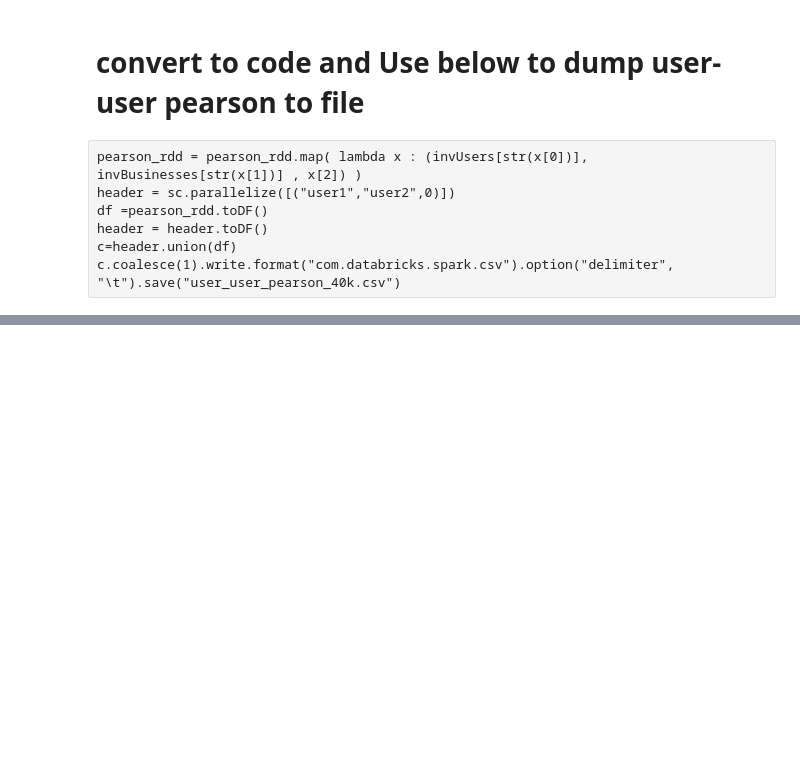
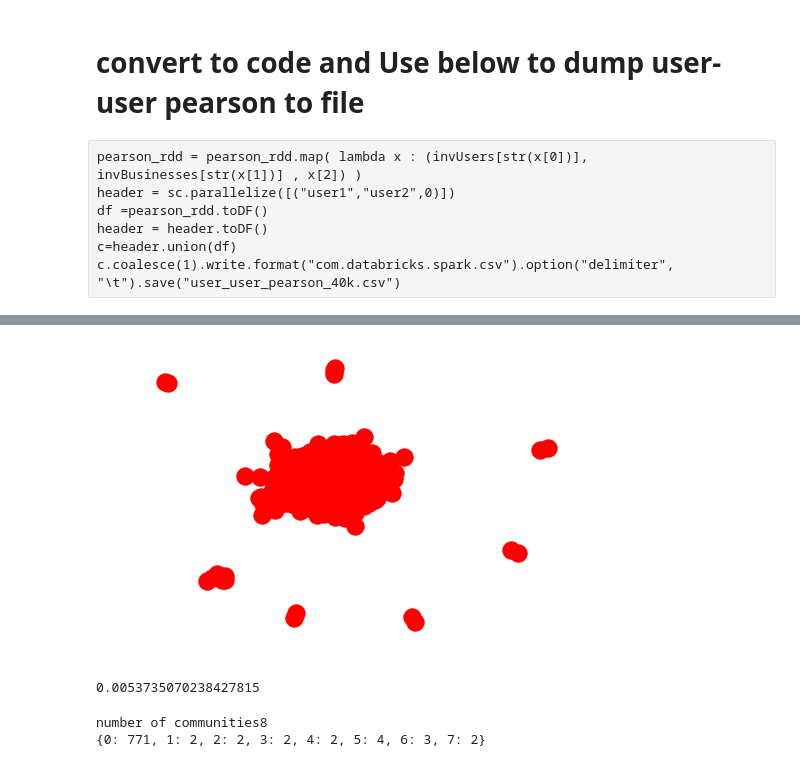
Before and after one commit to vijetha35/FriendsRecommendationForYelpUsers, a Jupyter notebook: UserUserSimilarity.ipynb, the cells around one changed output, grey strips where cells are left out. Saved outputs shown, nothing was run; the diff lists cells and outputs as text; code cells hidden in the pictures; blank space fills up the shorter version.

```diff
--- a/UserUserSimilarity.ipynb
+++ b/UserUserSimilarity.ipynb
@@ -149,0 +223,2 @@ c.coalesce(1).write.format("com.databricks.spark.csv").option("delimiter", "\t")
+# %%
+data = pearson_df[pearson_df._3 > 0.97]
@@ -149,0 +232,11 @@ c.coalesce(1).write.format("com.databricks.spark.csv").option("delimiter", "\t")
+# %%
+G = nx.from_pandas_edgelist(data, "_1", "_2", ["_3"])
+# %%
+nx.draw(G)
+plt.show()
+# %% [output]
+[figure, added]
+# %%
+nx.classes.function.density(G)
+# %% [output]
+0.0053735070238427815
@@ -149,0 +245,14 @@ c.coalesce(1).write.format("com.databricks.spark.csv").option("delimiter", "\t")
+# %%
+cnt=0
+d={}
+for c in next(comp):
+    #print(c)
+    d[cnt]=len(c)
+    #print(len(c))
+    #print("\n")
+    cnt+=1
+print("number of communities"+str(cnt))
+print(d)
+# %% [output]
+number of communities8
+{0: 771, 1: 2, 2: 2, 3: 2, 4: 2, 5: 4, 6: 3, 7: 2}
```
Also changed, not shown: parts of 18 cells of this notebook.
